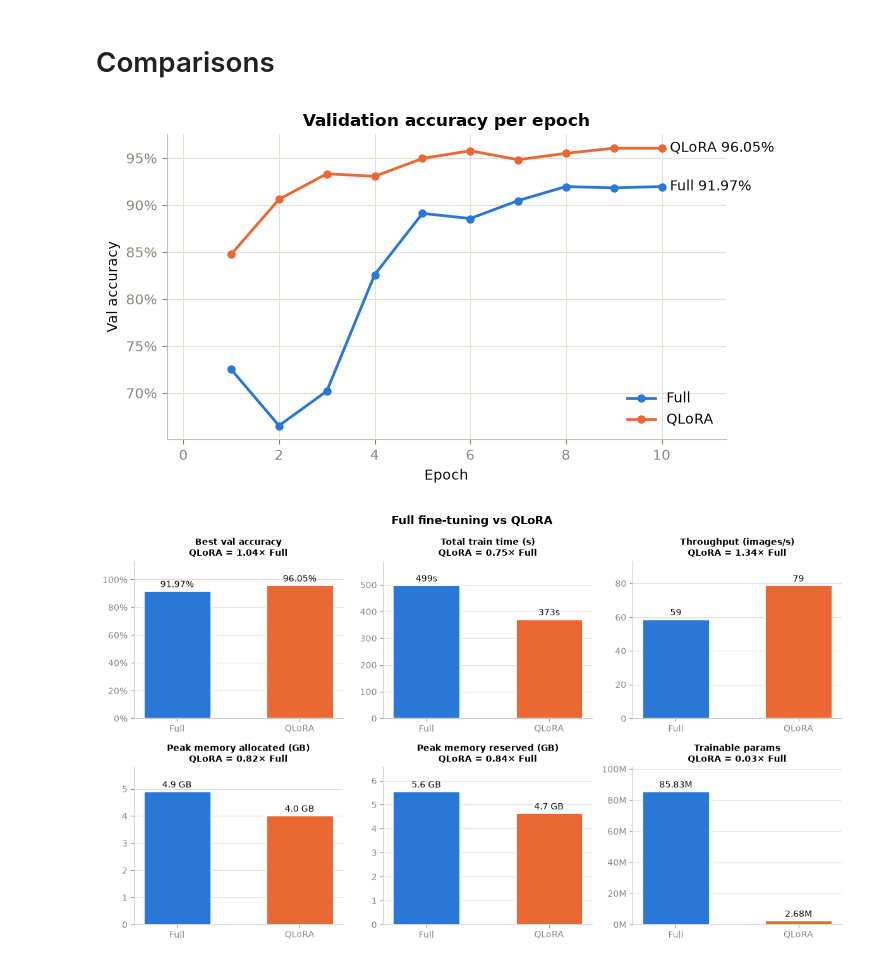
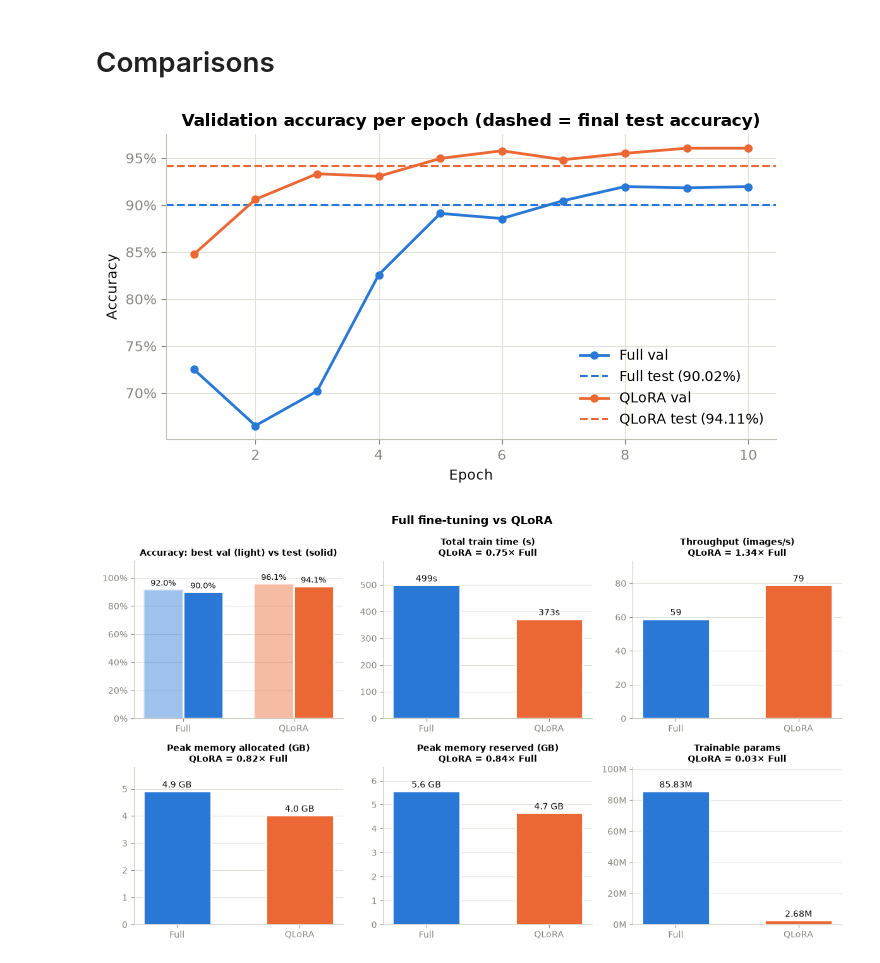
Before and after one commit to modybon/QLoRA-ViT-Animal-Bread-Classifier, a Jupyter notebook: vit-base_training.ipynb, the cells around one changed output. Drawn from its saved outputs; the diff is of its cells as text; code cells hidden in the pictures.

Commit message:
Added test accuracy comparison between QLoRA and fully trained ViT models

```diff
--- a/vit-base_training.ipynb
+++ b/vit-base_training.ipynb
@@ -483,17 +484,22 @@ peak_mem_allocated_gb    4.0290
  'peak_mem_allocated_gb': np.float64(4.02903552)}
 # %% [markdown]
 # Comparisons
+# %%
+full_model = ViTForImageClassification.from_pretrained(f"trained_models/vitb_full_seed{RANDOM_STATE}").to(cuda)
+# %%
+_, qlora_test_acc = evaluate(qlora_model, test_loader)
+_, full_test_acc = evaluate(full_model, test_loader)
 # %%
 full_tr_copy = full_training_history[['val_accuracy','train_time_s', 'images_per_s', 'peak_mem_allocated_gb', 'peak_mem_reserved_gb', 'trainable_params']].copy()
 qlora_tr_copy = qlora_training_history[['val_accuracy','train_time_s', 'images_per_s', 'peak_mem_allocated_gb', 'peak_mem_reserved_gb', 'trainable_params']].copy()
 
 full_tr_copy['mode'] = "Full"
+full_tr_copy['test_acc'] = full_test_acc
 qlora_tr_copy['mode'] = 'QLoRA'
+qlora_tr_copy['test_acc']= qlora_test_acc
 
 summary_df = pd.concat([full_tr_copy, qlora_tr_copy],axis=0)
 # %%
-from matplotlib.ticker import FuncFormatter
-
 COLORS = {'Full': '#2a78d6', 'QLoRA': '#eb6834'}
 INK, MUTED, GRID = '#0b0b0b', '#898781', '#e1e0d9'
 plt.rcParams.update({
@@ -503,69 +509,79 @@ plt.rcParams.update({
     'axes.grid': True, 'grid.color': GRID, 'grid.linewidth': 0.8,
     'axes.axisbelow': True, 'axes.titleweight': 'bold', 'font.size': 10,
 })
+pct = FuncFormatter(lambda v, _: f'{v:.0%}')
 
 df = summary_df.reset_index(drop=True)
-df['epoch'] = df.groupby('mode').cumcount() + 1   # row number within each mode
+df['epoch'] = df.groupby('mode').cumcount() + 1
 modes = ['Full', 'QLoRA']
 
-# How to reduce each metric to one number per mode.
 # Change train_time_s to 'last' if it's cumulative, or 'sum' if it's per-epoch.
 METRICS = {
-    'val_accuracy':          ('Best val accuracy',          'max',  lambda v: f'{v:.2%}'),
     'train_time_s':          ('Total train time (s)',       'sum',  lambda v: f'{v:,.0f}s'),
     'images_per_s':          ('Throughput (images/s)',      'mean', lambda v: f'{v:,.0f}'),
     'peak_mem_allocated_gb': ('Peak memory allocated (GB)', 'max',  lambda v: f'{v:.1f} GB'),
     'peak_mem_reserved_gb':  ('Peak memory reserved (GB)',  'max',  lambda v: f'{v:.1f} GB'),
     'trainable_params':      ('Trainable params',           'max',  lambda v: f'{v/1e6:,.2f}M'),
 }
-agg = df.groupby('mode').agg({k: v[1] for k, v in METRICS.items()}).loc[modes]
+agg = df.groupby('mode').agg({**{k: v[1] for k, v in METRICS.items()},
+                              'val_accuracy': 'max', 'test_acc': 'last'}).loc[modes]
 
-# ---------- Figure 1: validation accuracy per epoch ----------
+# ---------- Figure 1: val accuracy per epoch + test accuracy as dashed line ----------
 if df.groupby('mode').size().max() > 1:
     fig, ax = plt.subplots(figsize=(7, 4))
     for m in modes:
         d = df[df['mode'] == m]
-        ax.plot(d['epoch'], d['val_accuracy'], color=COLORS[m], lw=2,
-                marker='o', ms=5, label=m)
-        ax.annotate(f"{m} {d['val_accuracy'].iloc[-1]:.2%}",
-                    (d['epoch'].iloc[-1], d['val_accuracy'].iloc[-1]),
-                    xytext=(6, 0), textcoords='offset points', va='center', color=INK)
-    ax.set(title='Validation accuracy per epoch', xlabel='Epoch', ylabel='Val accuracy')
-    ax.yaxis.set_major_formatter(FuncFormatter(lambda v, _: f'{v:.0%}'))
-    ax.margins(x=0.15)
+        ax.plot(d['epoch'], d['val_accuracy'], color=COLORS[m], lw=2, marker='o', ms=5,
+                label=f'{m} val')
+        ax.axhline(agg.loc[m, 'test_acc'], color=COLORS[m], lw=1.5, ls='--',
+                   label=f'{m} test ({agg.loc[m, "test_acc"]:.2%})')
+    ax.set(title='Validation accuracy per epoch (dashed = final test accuracy)',
+           xlabel='Epoch', ylabel='Accuracy')
+    ax.yaxis.set_major_formatter(pct)
     ax.legend(frameon=False, loc='lower right')
     plt.tight_layout(); plt.show()
 
-# ---------- Figure 2: one small bar chart per metric ----------
+# ---------- Figure 2: accuracy panel (val vs test) + one panel per cost metric ----------
 fig, axes = plt.subplots(2, 3, figsize=(12, 7))
-for ax, (col, (title, _, fmt)) in zip(axes.flat, METRICS.items()):
+
+ax = axes.flat[0]
+x, w = np.arange(len(modes)), 0.36
+for i, (col, name, alpha) in enumerate([('val_accuracy', 'Best val', 0.45), ('test_acc', 'Test', 1.0)]):
+    bars = ax.bar(x + (i - 0.5) * w, agg[col], w, color=[COLORS[m] for m in modes],
+                  alpha=alpha, edgecolor='white', linewidth=2, label=name)
+    for b, v in zip(bars, agg[col]):
+        ax.annotate(f'{v:.1%}', (b.get_x() + b.get_width() / 2, v), xytext=(0, 4),
+                    textcoords='offset points', ha='center', color=INK, fontsize=9)
+ax.set_xticks(x, modes)
+ax.set_title('Accuracy: best val (light) vs test (solid)', fontsize=10)
+ax.set_ylim(0, 1.12); ax.yaxis.set_major_formatter(pct); ax.grid(axis='x', visible=False)
+
+for ax, (col, (title, _, fmt)) in zip(axes.flat[1:], METRICS.items()):
     vals = agg[col].values
     bars = ax.bar(modes, vals, color=[COLORS[m] for m in modes], width=0.55,
                   edgecolor='white', linewidth=2)
     for b, v in zip(bars, vals):
-        ax.annotate(fmt(v), (b.get_x() + b.get_width() / 2, v),
-                    xytext=(0, 4), textcoords='offset points', ha='center', color=INK)
+        ax.annotate(fmt(v), (b.get_x() + b.get_width() / 2, v), xytext=(0, 4),
+                    textcoords='offset points', ha='center', color=INK)
     ax.set_title(f'{title}\nQLoRA = {vals[1] / vals[0]:.2f}× Full', fontsize=10)
-    ax.set_ylim(0, vals.max() * 1.18)
-    ax.grid(axis='x', visible=False)
+    ax.set_ylim(0, vals.max() * 1.18); ax.grid(axis='x', visible=False)
     if col == 'trainable_params':
         ax.yaxis.set_major_formatter(FuncFormatter(lambda v, _: f'{v/1e6:.0f}M'))
-    if col == 'val_accuracy':
-        ax.yaxis.set_major_formatter(FuncFormatter(lambda v, _: f'{v:.0%}'))
 fig.suptitle('Full fine-tuning vs QLoRA', fontsize=13, fontweight='bold')
 plt.tight_layout(); plt.show()
 
-# ---------- Figure 3: accuracy vs memory trade-off ----------
+# ---------- Figure 3: test accuracy vs memory trade-off ----------
 fig, ax = plt.subplots(figsize=(6, 4))
 for m in modes:
-    x, y = agg.loc[m, 'peak_mem_allocated_gb'], agg.loc[m, 'val_accuracy']
-    ax.scatter(x, y, s=140, color=COLORS[m], edgecolor='white', linewidth=2, zorder=3)
-    ax.annotate(m, (x, y), xytext=(10, 0), textcoords='offset points', va='center', color=INK)
-ax.set(title='Accuracy vs GPU memory (top-left is better)',
-       xlabel='Peak memory allocated (GB)', ylabel='Best val accuracy')
+    x_, y_ = agg.loc[m, 'peak_mem_allocated_gb'], agg.loc[m, 'test_acc']
+    ax.scatter(x_, y_, s=140, color=COLORS[m], edgecolor='white', linewidth=2, zorder=3)
+    ax.annotate(f'{m} ({y_:.2%})', (x_, y_), xytext=(10, 0), textcoords='offset points',
+                va='center', color=INK)
+ax.set(title='Test accuracy vs GPU memory (top-left is better)',
+       xlabel='Peak memory allocated (GB)', ylabel='Test accuracy')
 ax.yaxis.set_major_formatter(FuncFormatter(lambda v, _: f'{v:.1%}'))
 ax.margins(0.3)
 plt.tight_layout(); plt.show()
 # %% [output]
-[figure, old version]
+[figure, new version]
-[figure, old version]
+[figure, new version]
```
Also changed, not shown: parts of 2 cells of this notebook.
